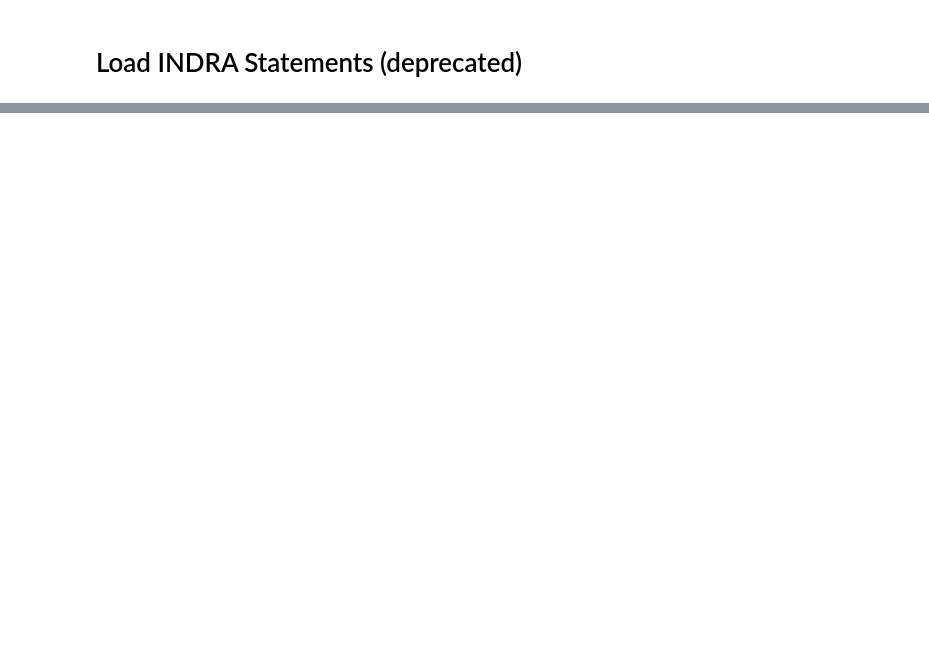
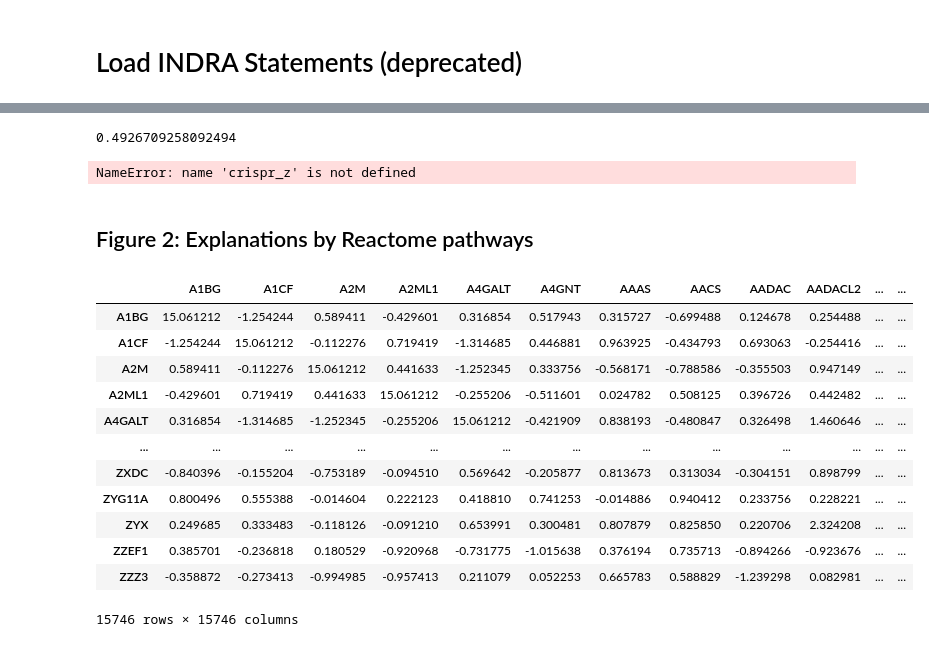
Before and after one commit to johnbachman/depmap_analysis, a Jupyter notebook: notebooks/Biomarkers of Dependency.ipynb, the cells around one changed output, grey strips where cells are left out. Drawn from its saved outputs; the diff is of its cells as text; code cells hidden in the pictures; blank space fills up the shorter version.

```diff
--- a/notebooks/Biomarkers of Dependency.ipynb
+++ b/notebooks/Biomarkers of Dependency.ipynb
@@ -567,0 +700,10 @@ print('\n'.join(['%d: %s\n' % (i, str((e.source_api, e.text)))
+# %%
+crispr_corr[geneA][geneB]
+# %% [output]
+0.4926709258092494
+# %%
+crispr_z[geneA][geneB]
+# %% [output]
+NameError: name 'crispr_z' is not defined
+# %% [markdown]
+## Figure 2: Explanations by Reactome pathways
@@ -567,0 +713,16 @@ print('\n'.join(['%d: %s\n' % (i, str((e.source_api, e.text)))
+# %%
+dep_z
+# %% [output]
+|  | A1BG | A1CF | A2M | A2ML1 | A4GALT | A4GNT | AAAS | AACS | AADAC | AADACL2 | ... | ... |
+| A1BG | 15.061212 | -1.254244 | 0.589411 | -0.429601 | 0.316854 | 0.517943 | 0.315727 | -0.699488 | 0.124678 | 0.254488 | ... | ... |
+| A1CF | -1.254244 | 15.061212 | -0.112276 | 0.719419 | -1.314685 | 0.446881 | 0.963925 | -0.434793 | 0.693063 | -0.254416 | ... | ... |
+| A2M | 0.589411 | -0.112276 | 15.061212 | 0.441633 | -1.252345 | 0.333756 | -0.568171 | -0.788586 | -0.355503 | 0.947149 | ... | ... |
+| A2ML1 | -0.429601 | 0.719419 | 0.441633 | 15.061212 | -0.255206 | -0.511601 | 0.024782 | 0.508125 | 0.396726 | 0.442482 | ... | ... |
+| A4GALT | 0.316854 | -1.314685 | -1.252345 | -0.255206 | 15.061212 | -0.421909 | 0.838193 | -0.480847 | 0.326498 | 1.460646 | ... | ... |
+| ... | ... | ... | ... | ... | ... | ... | ... | ... | ... | ... | ... | ... |
+| ZXDC | -0.840396 | -0.155204 | -0.753189 | -0.094510 | 0.569642 | -0.205877 | 0.813673 | 0.313034 | -0.304151 | 0.898799 | ... | ... |
+| ZYG11A | 0.800496 | 0.555388 | -0.014604 | 0.222123 | 0.418810 | 0.741253 | -0.014886 | 0.940412 | 0.233756 | 0.228221 | ... | ... |
+| ZYX | 0.249685 | 0.333483 | -0.118126 | -0.091210 | 0.653991 | 0.300481 | 0.807879 | 0.825850 | 0.220706 | 2.324208 | ... | ... |
+| ZZEF1 | 0.385701 | -0.236818 | 0.180529 | -0.920968 | -0.731775 | -1.015638 | 0.376194 | 0.735713 | -0.894266 | -0.923676 | ... | ... |
+| ZZZ3 | -0.358872 | -0.273413 | -0.994985 | -0.957413 | 0.211079 | 0.052253 | 0.665783 | 0.588829 | -1.239298 | 0.082981 | ... | ... |
+15746 rows × 15746 columns
```
Also changed, not shown: parts of 28 cells of this notebook, 2 other files.
